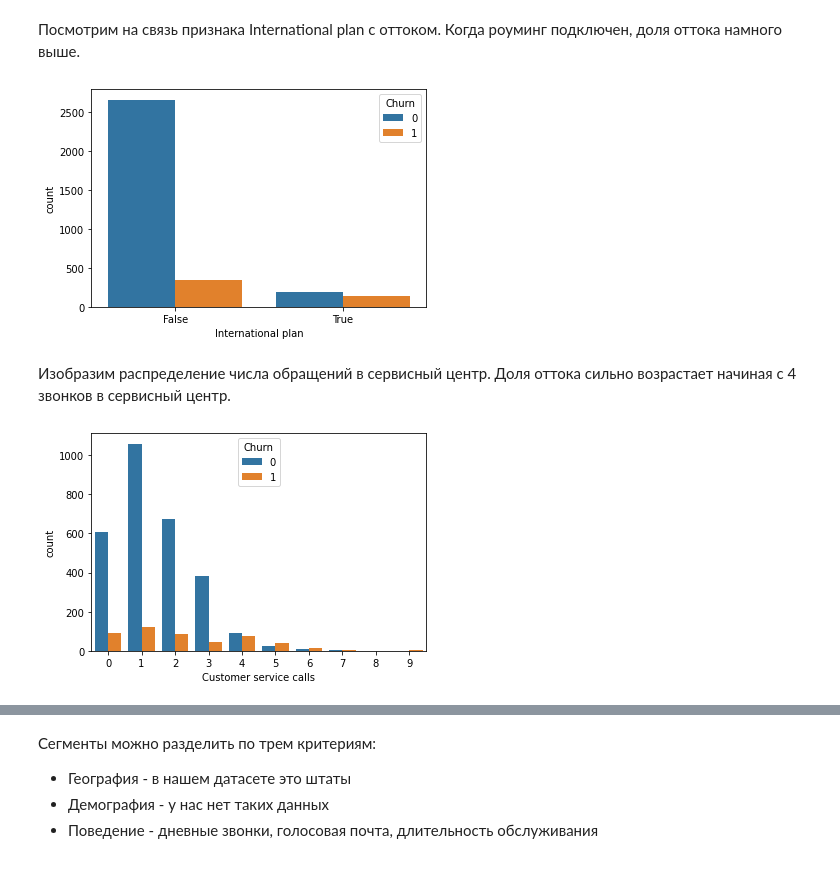
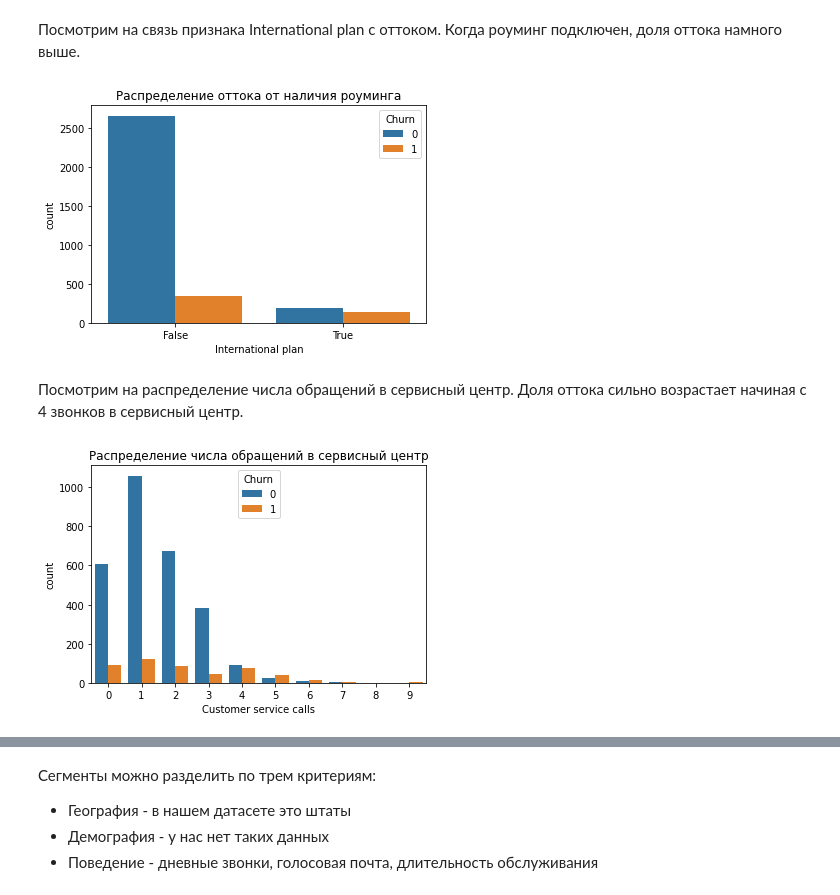
Before and after one commit to yana-samoylova/MTS.TETA, a Jupyter notebook: ДЗ_3_2.ipynb, the cells around one changed output, grey strips where cells are left out. Cells and saved outputs as stored; diff of their text form; code cells hidden in the pictures.

```diff
--- a/ДЗ_3_2.ipynb
+++ b/ДЗ_3_2.ipynb
@@ -441,12 +461,14 @@ plt.show()
 # %% [markdown]
 Посмотрим на связь признака International plan с оттоком. Когда роуминг подключен, доля оттока намного выше.
 # %%
-sns.countplot(x="International plan", hue="Churn", data=df);
+sns.countplot(x="International plan", hue="Churn", data=df)
+plt.title('Распределение оттока от наличия роуминга');
 # %% [output]
-[figure, old version]
+[figure, new version]
 # %% [markdown]
-Изобразим распределение числа обращений в сервисный центр. Доля оттока сильно возрастает начиная с 4 звонков в сервисный центр.
+Посмотрим на распределение числа обращений в сервисный центр. Доля оттока сильно возрастает начиная с 4 звонков в сервисный центр.
 # %%
-sns.countplot(x="Customer service calls", hue="Churn", data=df);
+sns.countplot(x="Customer service calls", hue="Churn", data=df)
+plt.title('Распределение числа обращений в сервисный центр');
 # %% [output]
-[figure, old version]
+[figure, new version]
```
Also changed, not shown: parts of 36 cells of this notebook, 7 other files.
